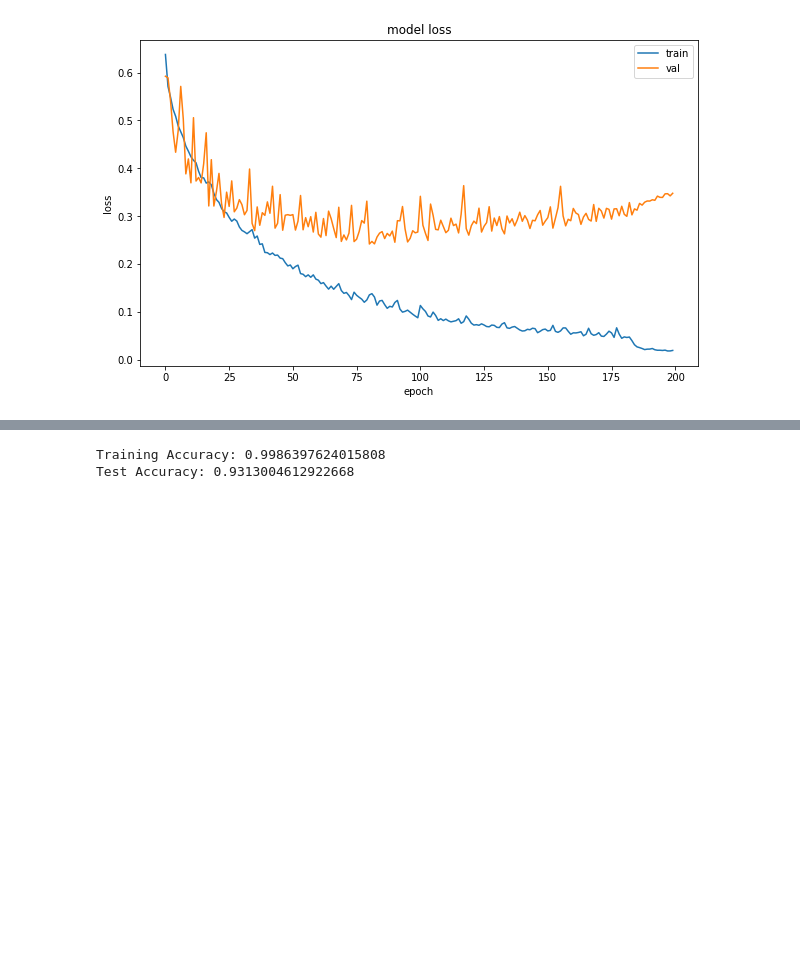
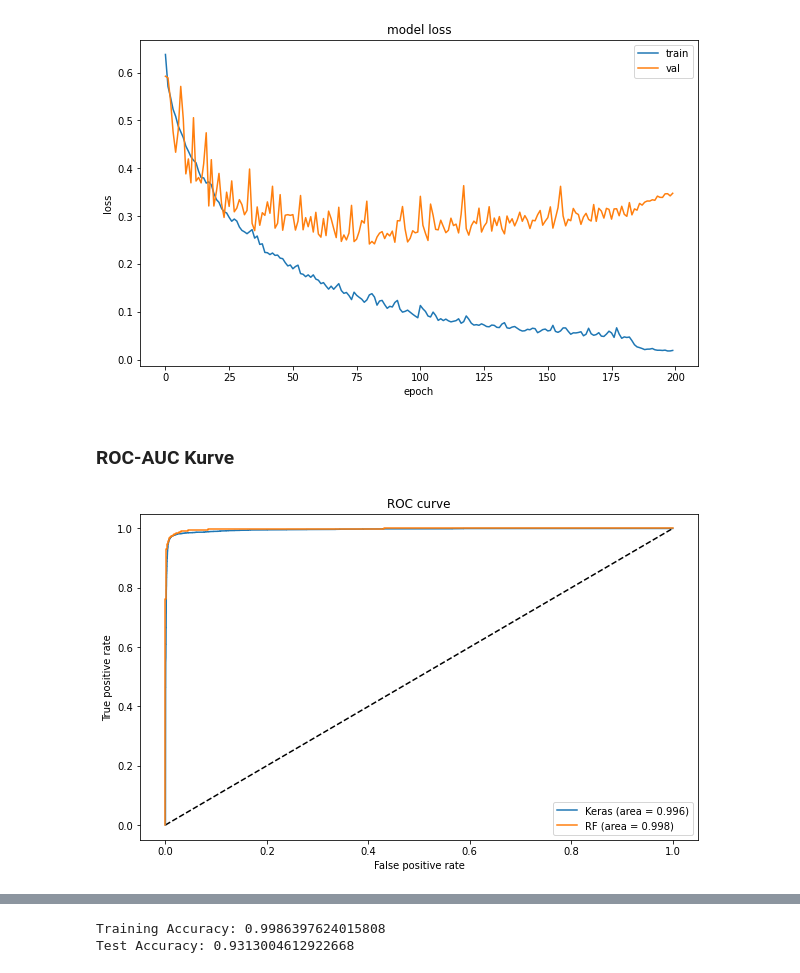
Before and after one commit to max-gmann/DataMiningWaitOrBuy, a Jupyter notebook: Notebooks/3. Model Selection.ipynb, the cells around one changed output, grey strips where cells are left out. Cells and saved outputs as stored; diff of their text form; code cells hidden in the pictures; blank space fills up the shorter version.

Commit message:
roc auc kurve für nn hinzugefügt

```diff
--- a/Notebooks/3. Model Selection.ipynb
+++ b/Notebooks/3. Model Selection.ipynb
@@ -717,3 +717,28 @@ plt.savefig('../Ressources/nn_loss.png')
 plt.show()
 # %% [output]
 [figure]
+# %% [markdown]
+### ROC-AUC Kurve
+# %%
+from sklearn.metrics import roc_curve
+y_pred_keras = model.predict(x_test).ravel()
+fpr_keras, tpr_keras, thresholds_keras = roc_curve(y_test, y_pred_keras)
+from sklearn.metrics import auc
+auc_keras = auc(fpr_keras, tpr_keras)
+# %%
+y_pred_rf = rf_model.predict_proba(x_test)[:, 1]
+fpr_rf, tpr_rf, thresholds_rf = roc_curve(y_test, y_pred_rf)
+auc_rf = auc(fpr_rf, tpr_rf)
+# %%
+plt.figure(1)
+plt.plot([0, 1], [0, 1], 'k--')
+plt.plot(fpr_keras, tpr_keras, label='Keras (area = {:.3f})'.format(auc_keras))
+plt.plot(fpr_rf, tpr_rf, label='RF (area = {:.3f})'.format(auc_rf))
+plt.xlabel('False positive rate')
+plt.ylabel('True positive rate')
+plt.title('ROC curve')
+plt.legend(loc='best')
+plt.savefig('../Ressources/roc_auc_rf_vs_nn.png')
+plt.show()
+# %% [output]
+[figure, added]
```
Also changed, not shown: parts of 1 cell of this notebook, 3 other files.
